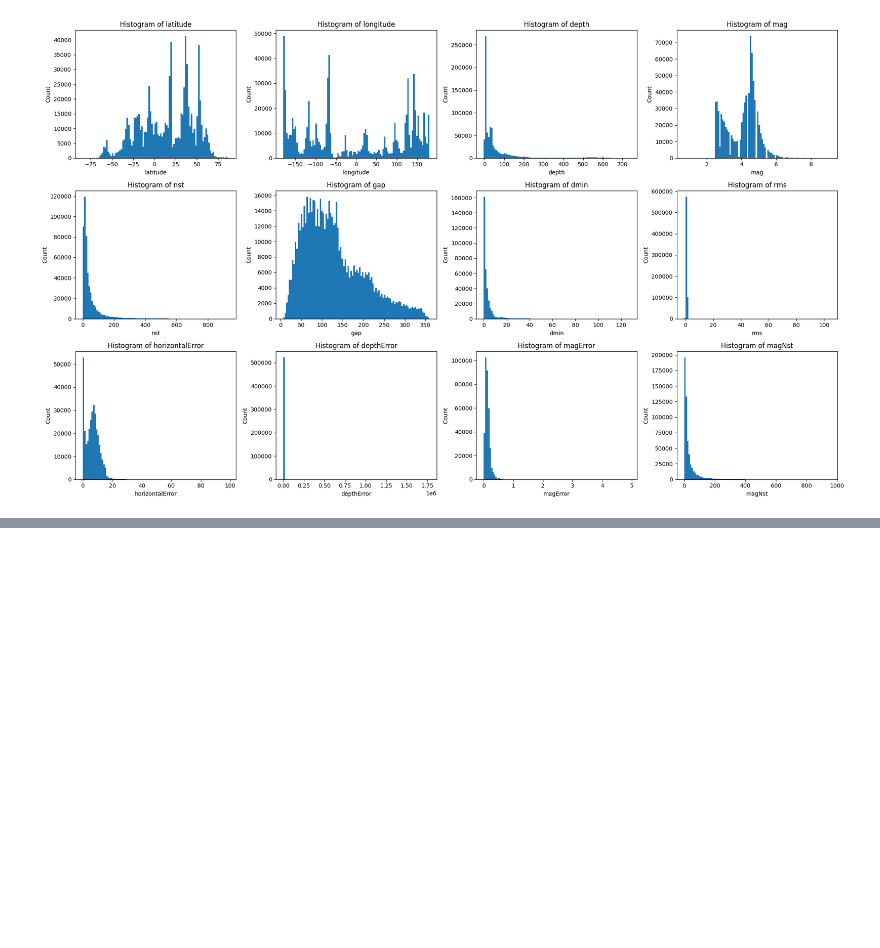
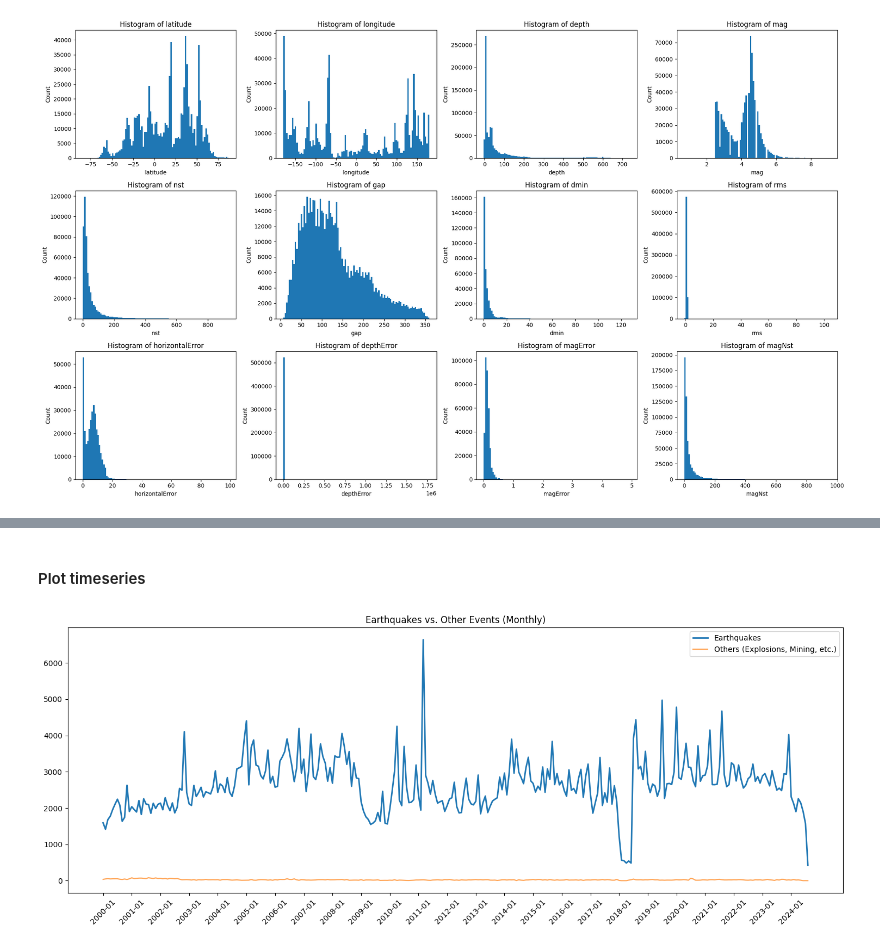
Before and after one commit to psiku/FO--ml-seismic-classifier, a Jupyter notebook: notebooks/data_analysis.ipynb, the cells around one changed output, grey strips where cells are left out. Drawn from its saved outputs; the diff is of its cells as text; code cells hidden in the pictures; blank space fills up the shorter version.

Commit message:
Added global seismic event visulization

```diff
--- a/notebooks/data_analysis.ipynb
+++ b/notebooks/data_analysis.ipynb
@@ -82,0 +202,4 @@ create_histograms(train_df, numerical_columns)
+# %%
+train_df = train_df.with_columns(
+    pl.col("time").str.slice(0, 7).alias("year-month")
+)
@@ -82,0 +223,37 @@ create_histograms(train_df, numerical_columns)
+# %% [markdown]
+#### Plot timeseries
+# %%
+processed_df = train_df.with_columns(
+    pl.when(pl.col("type") == "earthquake")
+    .then(pl.col("type"))
+    .otherwise(pl.lit("other"))
+    .alias("type_grouped")
+)
+
+agg_df = (
+    processed_df
+    .group_by(["year-month", "type_grouped"])
+    .agg(pl.len().alias("count"))
+    .sort("year-month")
+)
+
+plot_df = agg_df.pivot(
+    index="year-month",
+    on="type_grouped",
+    values="count"
+).fill_null(0).sort("year-month")
+
+# 4. Plot using Matplotlib
+plt.figure(figsize=(15, 6))
+plt.plot(plot_df["year-month"], plot_df["earthquake"], label="Earthquakes", linewidth=2)
+plt.plot(plot_df["year-month"], plot_df["other"], label="Others (Explosions, Mining, etc.)", alpha=0.7)
+
+plt.title("Earthquakes vs. Other Events (Monthly)")
+plt.xticks(rotation=45)
+plt.gca().set_xticks(plot_df["year-month"][::12])
+
+plt.legend()
+plt.tight_layout()
+plt.show()
+# %% [output]
+[figure, added]
```
Also changed, not shown: parts of 15 cells of this notebook, 2 other files.
